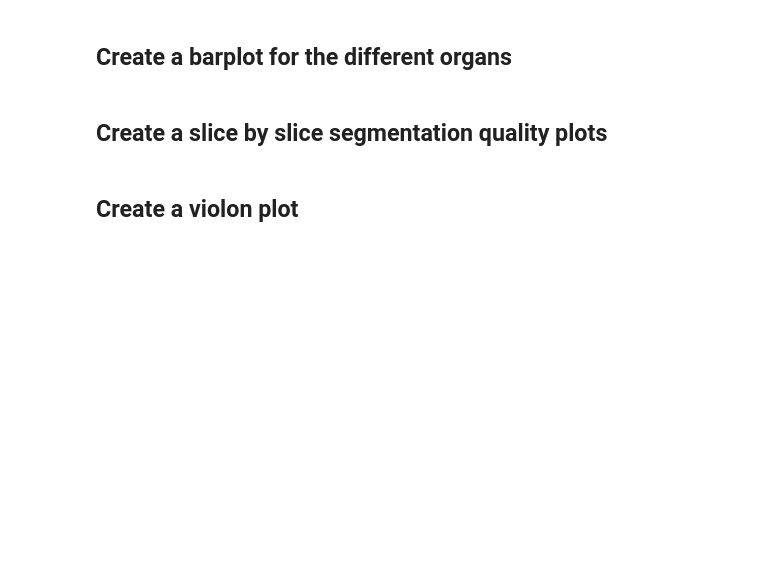
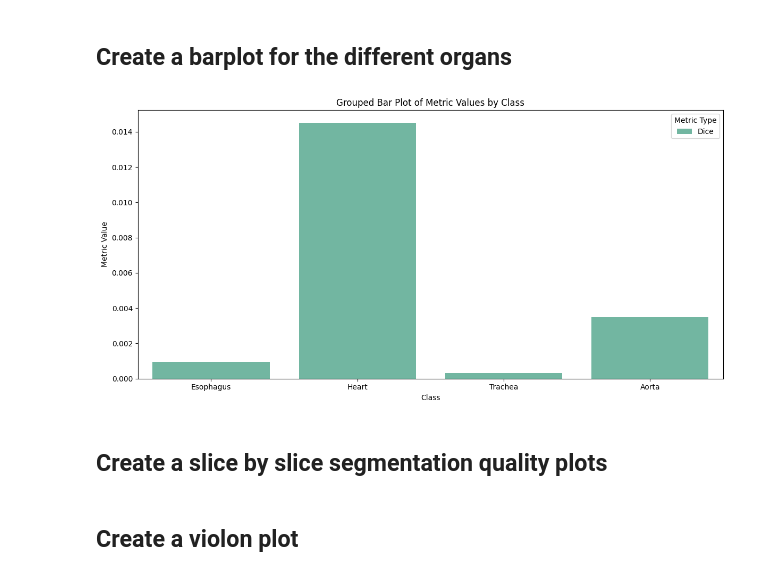
Before and after one commit to WouterBant/AI4MI, a Jupyter notebook: notebooks/generate_plots.ipynb, the cells around one changed output. Cells and saved outputs as stored; diff of their text form; code cells hidden in the pictures; blank space fills up the shorter version.

Commit message:
aanpassing in metrics

```diff
--- a/notebooks/generate_plots.ipynb
+++ b/notebooks/generate_plots.ipynb
@@ -6,9 +6,11 @@ metrics = ['dice', 'sensitivity', 'specificity', 'hausdorff', 'iou', 'precision'
 import matplotlib.pyplot as plt
 import seaborn as sns
 import pandas as pd
+import torch
+import numpy as np
 
 # import the metric results
-result_location = '../results/SEGTHOR/ENet'
-metrics = pd.read_csv(result_location + '/test_metrics.csv')
+result_location = '../results/SEGTHOR_MANUAL_SPLIT/ENet'
+metrics = pd.read_csv(result_location + '/test_metrics.csv', header=0)
 # %% [markdown]
 ## Create a barplot for the different organs
@@ -36,3 +17,26 @@ for class_name in subset_classes:
+# %%
+# Make a subset of the metrics
+subset_metrics = ['Dice']
+
+# Make a subset of the classes
+subset_classes = ['Esophagus', 'Heart', 'Trachea', 'Aorta']
+
+# First filter the dataframe for only the subset of metrics and the subset of classes
+metrics_subset = metrics[(metrics['class'].isin(subset_classes)) & (metrics['metric_type'].isin(subset_metrics))]
+
+# Create a grouped bar plot with metric type as hue
+plt.figure(figsize=(12, 6))
+sns.barplot(data=metrics_subset, x='class', y='metric_value', hue='metric_type', errorbar=None, palette='Set2')
+
+# Customizing the plot
+plt.title('Grouped Bar Plot of Metric Values by Class')
+plt.xlabel('Class')
+plt.ylabel('Metric Value')
+plt.legend(title='Metric Type', loc='upper right')
+plt.tight_layout()
+plt.show()
+# %% [output]
+[figure, added]
 # %% [markdown]
 ## Create a slice by slice segmentation quality plots
 # %% [markdown]
```
Also changed, not shown: parts of 1 cell of this notebook, 1 other file.
